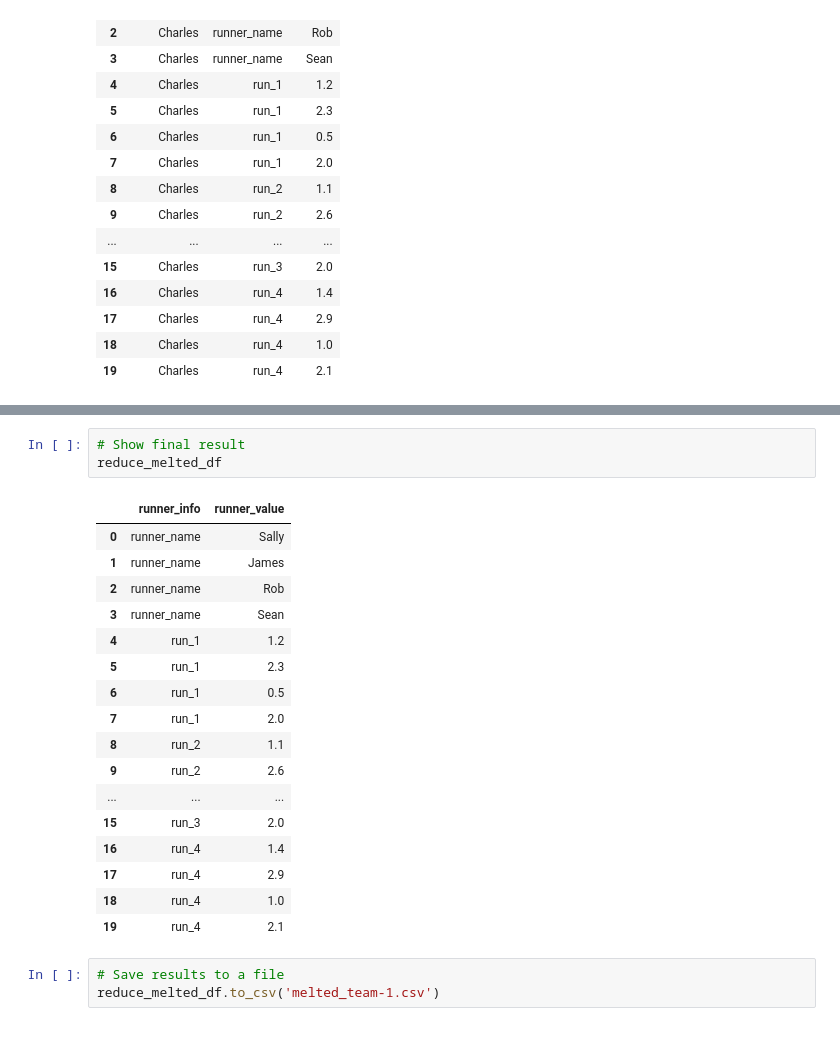
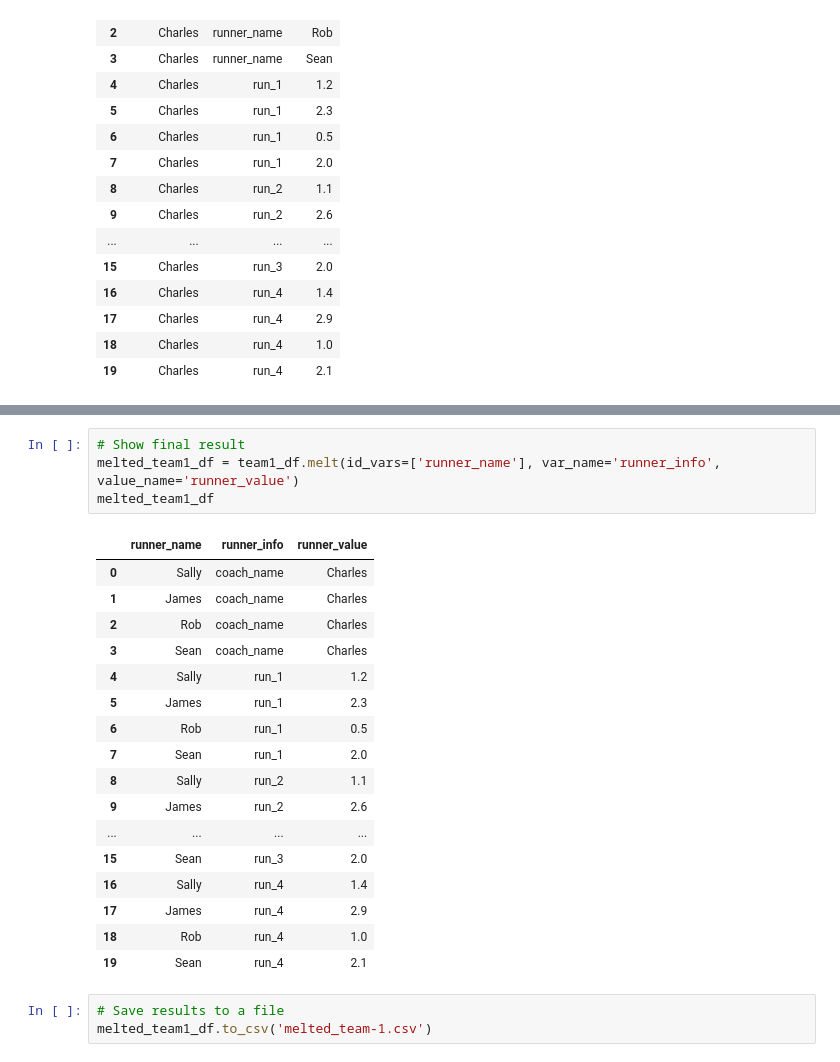
Before and after one commit to vuhpham94/nflx-adv-data-hw, a Jupyter notebook: wk2/02_SkillDrill/Unsolved/SkillDrill-VP.ipynb, the cells around one changed output, grey strips where cells are left out. Saved outputs shown, nothing was run; the diff lists cells and outputs as text.

```diff
--- a/wk2/02_SkillDrill/Unsolved/SkillDrill-VP.ipynb
+++ b/wk2/02_SkillDrill/Unsolved/SkillDrill-VP.ipynb
@@ -105,24 +110,25 @@ reduce_melted_df = melted_df.drop(columns=['coach_name'])
-# %%
-# Show final result
-reduce_melted_df
-# %% [output]
-|  | runner_info | runner_value |
-| 0 | runner_name | Sally |
-| 1 | runner_name | James |
-| 2 | runner_name | Rob |
-| 3 | runner_name | Sean |
-| 4 | run_1 | 1.2 |
-| 5 | run_1 | 2.3 |
-| 6 | run_1 | 0.5 |
-| 7 | run_1 | 2.0 |
-| 8 | run_2 | 1.1 |
-| 9 | run_2 | 2.6 |
-| ... | ... | ... |
-| 15 | run_3 | 2.0 |
-| 16 | run_4 | 1.4 |
-| 17 | run_4 | 2.9 |
-| 18 | run_4 | 1.0 |
-| 19 | run_4 | 2.1 |
+# %%
+# Show final result
+melted_team1_df = team1_df.melt(id_vars=['runner_name'], var_name='runner_info', value_name='runner_value')
+melted_team1_df
+# %% [output]
+|  | runner_name | runner_info | runner_value |
+| 0 | Sally | coach_name | Charles |
+| 1 | James | coach_name | Charles |
+| 2 | Rob | coach_name | Charles |
+| 3 | Sean | coach_name | Charles |
+| 4 | Sally | run_1 | 1.2 |
+| 5 | James | run_1 | 2.3 |
+| 6 | Rob | run_1 | 0.5 |
+| 7 | Sean | run_1 | 2.0 |
+| 8 | Sally | run_2 | 1.1 |
+| 9 | James | run_2 | 2.6 |
+| ... | ... | ... | ... |
+| 15 | Sean | run_3 | 2.0 |
+| 16 | Sally | run_4 | 1.4 |
+| 17 | James | run_4 | 2.9 |
+| 18 | Rob | run_4 | 1.0 |
+| 19 | Sean | run_4 | 2.1 |
 # %%
 # Save results to a file
-reduce_melted_df.to_csv('melted_team-1.csv')
+melted_team1_df.to_csv('melted_team-1.csv')
```
Also changed, not shown: parts of 2 cells of this notebook, 6 other files.
